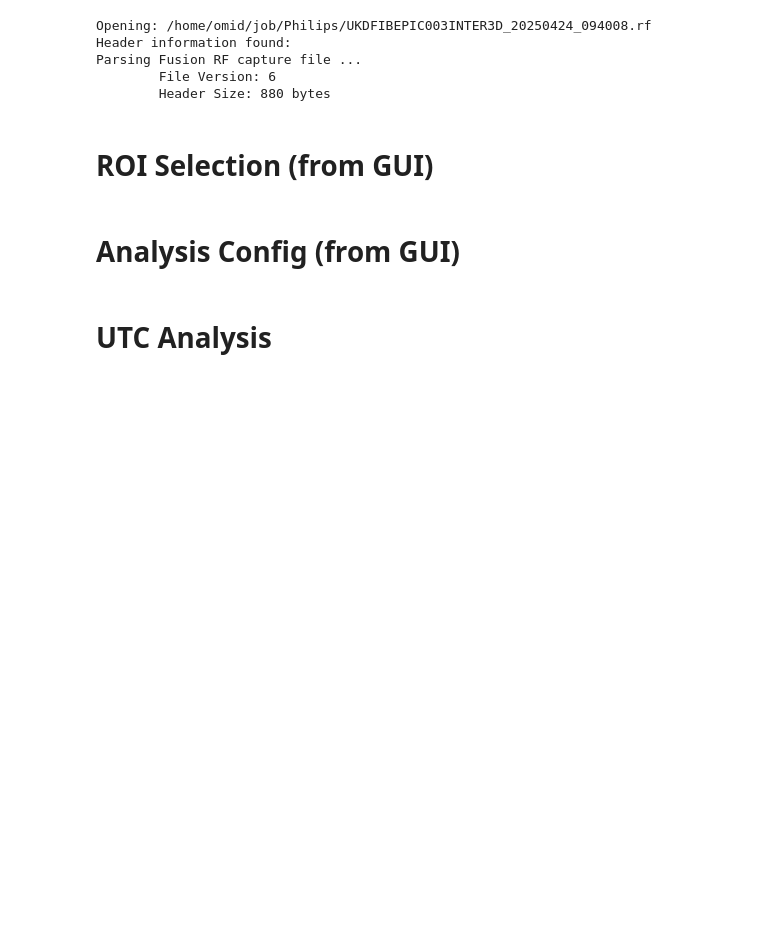
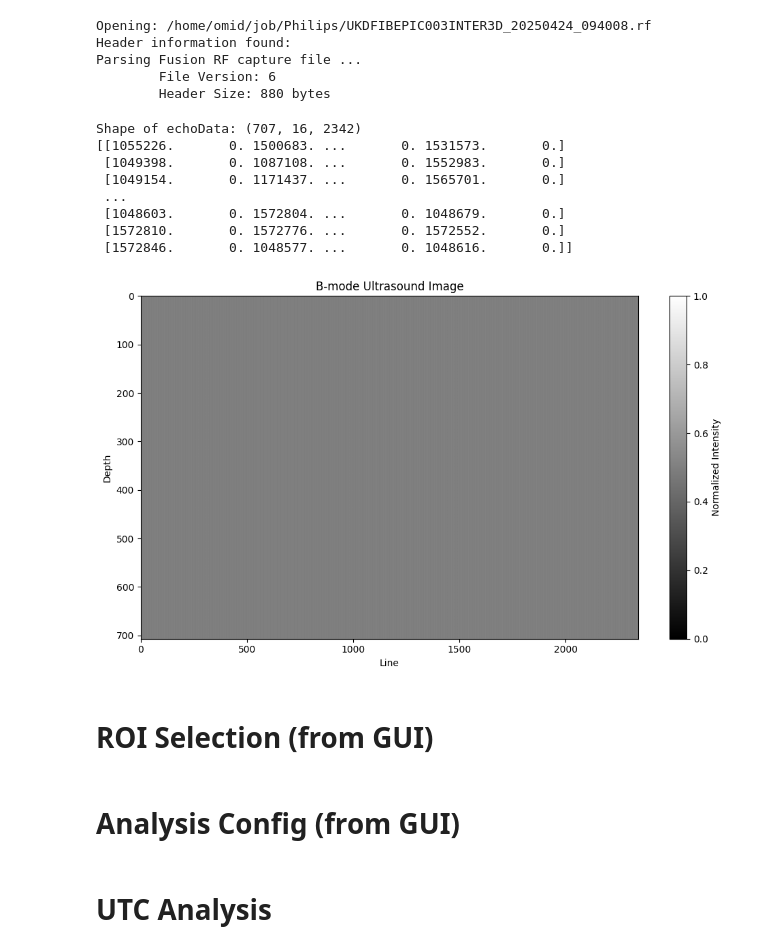
Before and after one commit to TUL-Dev/PyQuantUS, a Jupyter notebook: CLI-Demos/scPhilipsUtc.ipynb, the cells around one changed output. Drawn from its saved outputs; the diff is of its cells as text; code cells hidden in the pictures; blank space fills up the shorter version.

```diff
--- a/CLI-Demos/scPhilipsUtc.ipynb
+++ b/CLI-Demos/scPhilipsUtc.ipynb
@@ -50,5 +58,51 @@ Parsing Fusion RF capture file ...
 # %%
 imgDataStruct, imgInfoStruct, refDataStruct, refInfoStruct = philips2dRfMatParser(destImgFilePath, destPhantomFilePath, frame=0)
+# %%
+import numpy as np
+import matplotlib.pyplot as plt
+from scipy.signal import hilbert
+
+# Load the 2D RF data
+echoData = np.load(r'D:\Omid\0_samples\Philips\David\sample_npy\echoData.npy', allow_pickle=True)
+print("Shape of echoData:", echoData.shape)
+
+echoData = echoData[:, 1, :]
+# Step 1: Compute envelope using Hilbert transform
+envelope = np.abs(hilbert(echoData, axis=0))  # axis=0 applies along depth
+
+# Step 2: Log compression
+epsilon = 1e-10  # avoid log(0)
+log_envelope = 20 * np.log10(envelope + epsilon)
+
+# Step 3: Clip to dynamic range
+clip_factor = 0.8
+dynamic_range = 60  # dB
+clipped_max = clip_factor * np.max(log_envelope)
+log_envelope = np.clip(log_envelope, clipped_max - dynamic_range, clipped_max)
+
+# Step 4: Normalize for display
+log_envelope -= log_envelope.min()
+log_envelope /= log_envelope.max()
+
+# Step 5: Display as B-mode image
+plt.figure(figsize=(10, 6))
+plt.imshow(log_envelope, cmap='gray', aspect='auto', extent=[0, echoData.shape[1], echoData.shape[0], 0])
+plt.title('B-mode Ultrasound Image')
+plt.xlabel('Line')
+plt.ylabel('Depth')
+plt.colorbar(label='Normalized Intensity')
+plt.tight_layout()
+plt.show()
+# %% [output]
+Shape of echoData: (707, 16, 2342)
+[[1055226.       0. 1500683. ...       0. 1531573.       0.]
+ [1049398.       0. 1087108. ...       0. 1552983.       0.]
+ [1049154.       0. 1171437. ...       0. 1565701.       0.]
+ ...
+ [1048603.       0. 1572804. ...       0. 1048679.       0.]
+ [1572810.       0. 1572776. ...       0. 1572552.       0.]
+ [1572846.       0. 1048577. ...       0. 1048616.       0.]]
+[figure, added]
 # %% [markdown]
 # ROI Selection (from GUI)
 # %%
```
Also changed, not shown: parts of 6 cells of this notebook, 1 other file.
